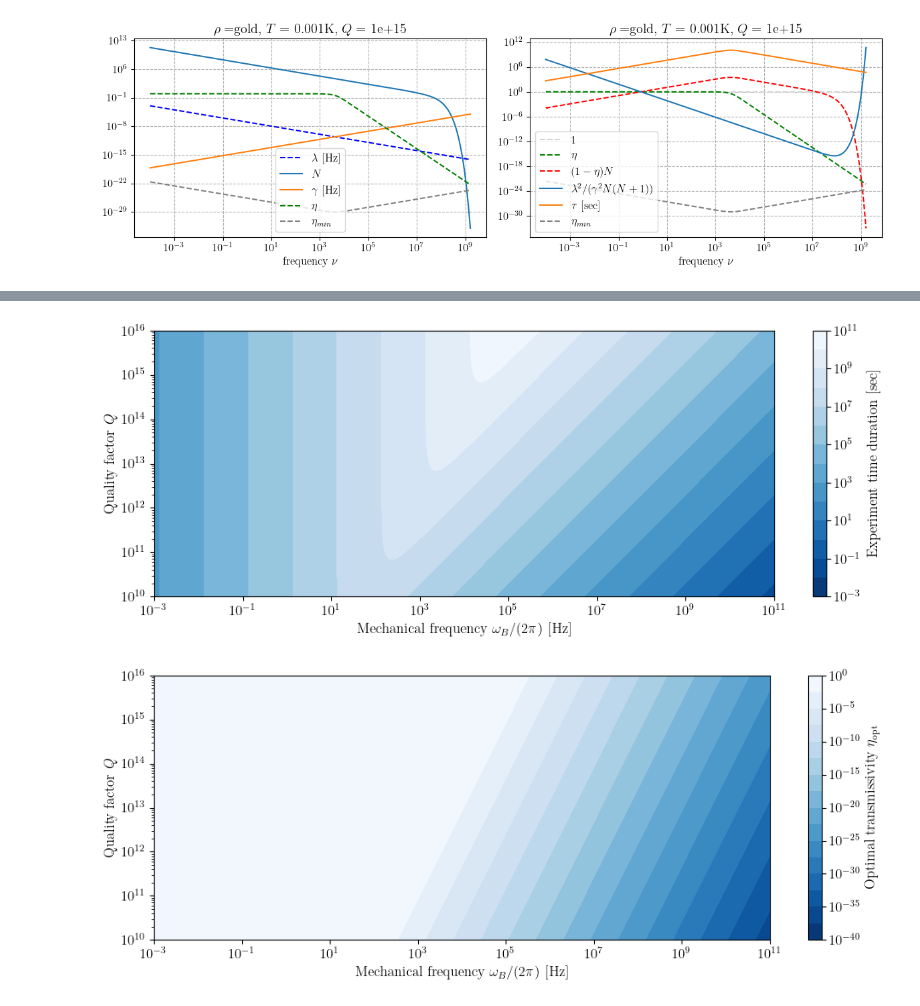
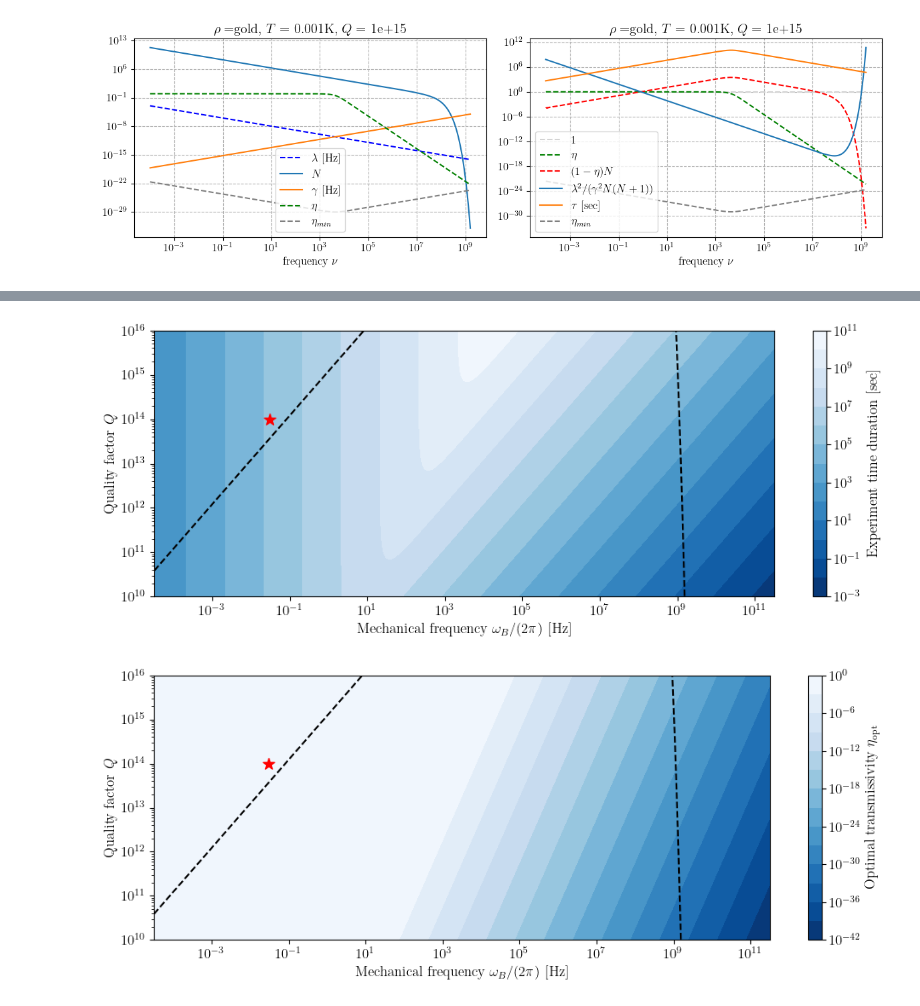
Before and after one commit to andreamari/optomechanics, a Jupyter notebook: gravitational_channel/analysis_of_experimental_requirements.ipynb, the cells around one changed output, grey strips where cells are left out. Drawn from its saved outputs; the diff is of its cells as text; code cells hidden in the pictures.

Commit message:
fix plots and add min power

```diff
--- a/gravitational_channel/analysis_of_experimental_requirements.ipynb
+++ b/gravitational_channel/analysis_of_experimental_requirements.ipynb
@@ -66,6 +66,13 @@ def tau(omega, q):
 def eta_min(omega, q, power):
     """Minimum transmissivity at fixed power."""
     return hbar * omega_laser / (tau(omega, q) * power)
+
+def power_min(omega, q):
+    """Minimum transmissivity at fixed power."""
+    return hbar * omega_laser / (tau(omega, q) * eta(omega, q))
+
+def classical_quantum_boundary_Q(omega):
+    return np.sqrt( n_bose(omega) * (n_bose(omega) + 1.0) ) / ( (w_G/omega)**2 )
 # %%
 freqs = np.logspace(-4, 9.2, 1000)
 omegas = 2 * np.pi * freqs
@@ -148,10 +172,11 @@ fig.savefig(fname="quality_factor_frequency_space.pdf", dpi=300)
 # %%
-freqs = np.logspace(-3, 11, 1000)
+freqs = np.logspace(-4.5, 11.5, 1000)
 omegas =2 * np.pi * freqs
 quality_factors = np.logspace(10, 16, 1000)
 
 x, y = np.meshgrid(freqs, quality_factors)
-z = tau(x, y)
+xo, y = np.meshgrid(omegas, quality_factors)
+z = tau(xo, y)
 
 fig, ax1 = plt.subplots(1, 1, figsize=(10, 4), rasterized=True)
 c = ax1.contourf(x, y, z, levels=np.sort(10.0**np.linspace(-3, 11, 15)), cmap="Blues_r", norm=LogNorm())
@@ -159,29 +184,46 @@ ax1.loglog()
 ax1.set_xlabel("Mechanical frequency $\\omega_B/ (2\\pi)$ [Hz]")
 ax1.set_ylabel("Quality factor $Q$")
 fig.colorbar(c, ax=ax1, label="Experiment time duration [sec]")
+
+ax1.scatter(0.03, 10**14, s=100, marker='*', color='red', zorder=1)
+
+Qs=classical_quantum_boundary_Q(omegas)
+ax1.plot(freqs, Qs, color="black", linestyle="dashed")
+ax1.set_xlim([freqs[0], freqs[-1]])
+ax1.set_ylim([quality_factors[0], quality_factors[-1]])
+
 plt.tight_layout()
 plt.show()
 
 fig.savefig(fname="experiment_time_duration.pdf", dpi=300)
 # %% [output]
-[figure, old version]
+[figure, new version]
 # %%
-freqs = np.logspace(-3, 11, 1000)
+freqs = np.logspace(-4.5, 11.5, 1000)
 omegas =2 * np.pi * freqs
 quality_factors = np.logspace(10, 16, 1000)
 
 x, y = np.meshgrid(freqs, quality_factors)
-z = eta(x, y)
+xo, y = np.meshgrid(omegas, quality_factors)
+z = eta(xo, y)
 
 fig, ax1 = plt.subplots(1, 1, figsize=(10, 4), rasterized=True)
-c = ax1.contourf(x, y, z, levels=np.sort(10.0**np.linspace(0, -40, 17)), cmap="Blues_r", norm=LogNorm())
+c = ax1.contourf(x, y, z, levels=np.sort(10.0**np.linspace(0, -42, 15)), cmap="Blues_r", norm=LogNorm())
 ax1.loglog()
 ax1.set_xlabel("Mechanical frequency $\\omega_B/ (2\\pi)$  [Hz]")
 ax1.set_ylabel("Quality factor $Q$")
 fig.colorbar(c, ax=ax1, label="Optimal transmissivity $\eta_{\\rm opt}$")
+ax1.scatter(0.03, 10**14, s=100, marker='*', color='red', zorder=1)
+
+Qs=classical_quantum_boundary_Q(omegas)
+ax1.plot(freqs, Qs, color="black", linestyle="dashed")
+ax1.set_xlim([freqs[0], freqs[-1]])
+ax1.set_ylim([quality_factors[0], quality_factors[-1]])
+
+
 plt.tight_layout()
 plt.show()
 
 fig.savefig(fname="eta.pdf", dpi=300)
 # %% [output]
-[figure, old version]
+[figure, new version]
```
Also changed, not shown: parts of 5 cells of this notebook.
